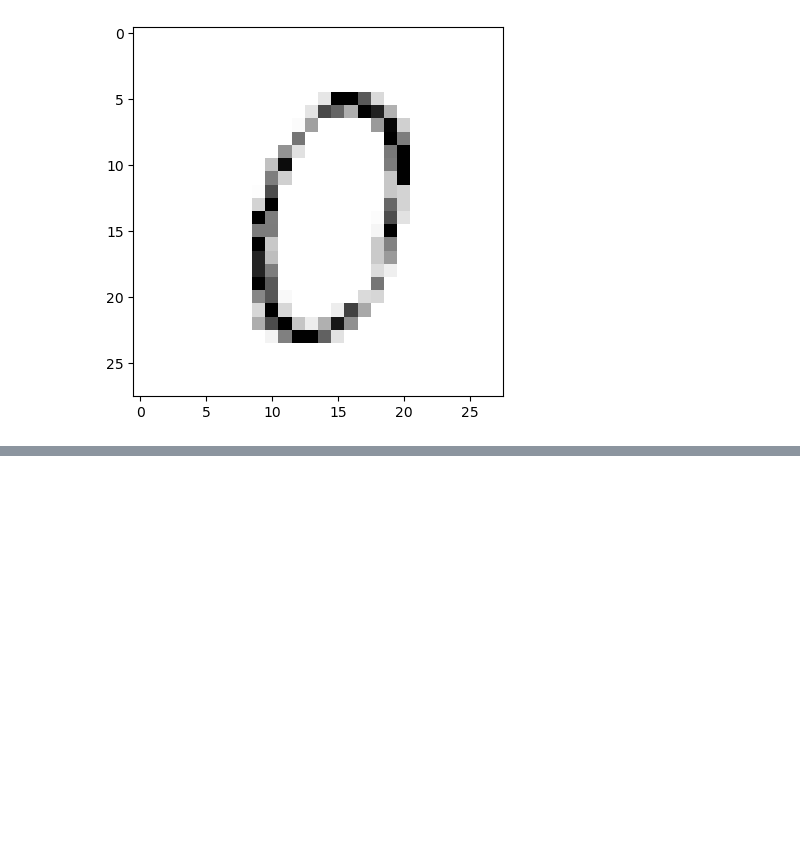
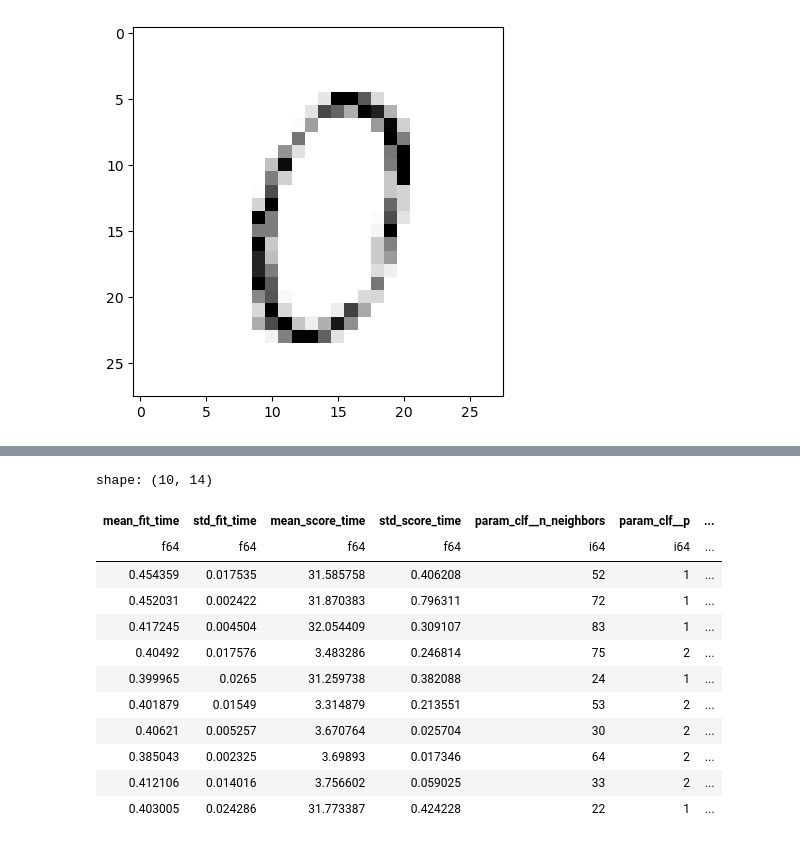
Before and after one commit to OriolPalacios/hands-on-ml-exercises, a Jupyter notebook: notebooks/third_chapter.ipynb, the cells around one changed output, grey strips where cells are left out. Cells and saved outputs as stored; diff of their text form; code cells hidden in the pictures; blank space fills up the shorter version.

```diff
--- a/notebooks/third_chapter.ipynb
+++ b/notebooks/third_chapter.ipynb
@@ -486,0 +563,31 @@ plt.imshow(clean_digit.reshape(28,28), cmap='binary')
+# %%
+from sklearn.model_selection import RandomizedSearchCV, GridSearchCV
+from sklearn.pipeline import Pipeline
+from scipy.stats import randint, uniform
+
+knn_pipeline = Pipeline([
+    ('preprocess', StandardScaler()),
+    ('clf', KNeighborsClassifier())
+
+])
+
+knn_parameters = [
+    {
+        'clf__n_neighbors': randint(low=1, high=100),
+        'clf__weights': ['uniform', 'distance'],
+        'clf__p': [1,2]
+    }
+]
+
+grid_search_knn_clf = RandomizedSearchCV(
+    knn_pipeline,
+    knn_parameters,
+    cv=3,
+    scoring='accuracy',
+    error_score='raise',
+    refit=True,
+    n_iter=10,
+    random_state=42
+)
+
+grid_search_knn_clf.fit(X_train, y_train)
@@ -486,0 +598,21 @@ plt.imshow(clean_digit.reshape(28,28), cmap='binary')
+# %%
+import polars as pl
+cvres = pl.DataFrame(grid_search_knn_clf.cv_results_)
+# %%
+cvres.select(
+    pl.col('params'), pl.col()
+)
+# %% [output]
+shape: (10, 14)
+| mean_fit_time | std_fit_time | mean_score_time | std_score_time | param_clf__n_neighbors | param_clf__p | ... |
+| f64 | f64 | f64 | f64 | i64 | i64 | ... |
+| 0.454359 | 0.017535 | 31.585758 | 0.406208 | 52 | 1 | ... |
+| 0.452031 | 0.002422 | 31.870383 | 0.796311 | 72 | 1 | ... |
+| 0.417245 | 0.004504 | 32.054409 | 0.309107 | 83 | 1 | ... |
+| 0.40492 | 0.017576 | 3.483286 | 0.246814 | 75 | 2 | ... |
+| 0.399965 | 0.0265 | 31.259738 | 0.382088 | 24 | 1 | ... |
+| 0.401879 | 0.01549 | 3.314879 | 0.213551 | 53 | 2 | ... |
+| 0.40621 | 0.005257 | 3.670764 | 0.025704 | 30 | 2 | ... |
+| 0.385043 | 0.002325 | 3.69893 | 0.017346 | 64 | 2 | ... |
+| 0.412106 | 0.014016 | 3.756602 | 0.059025 | 33 | 2 | ... |
+| 0.403005 | 0.024286 | 31.773387 | 0.424228 | 22 | 1 | ... |
```
Also changed, not shown: parts of 55 cells of this notebook.
